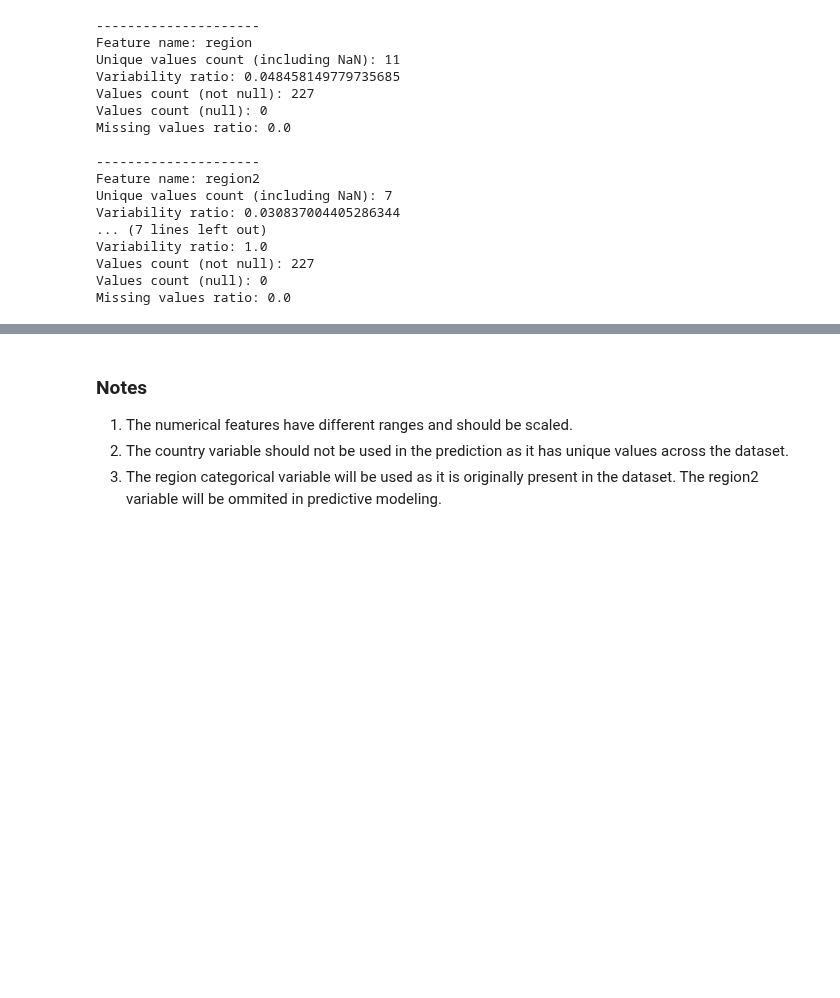
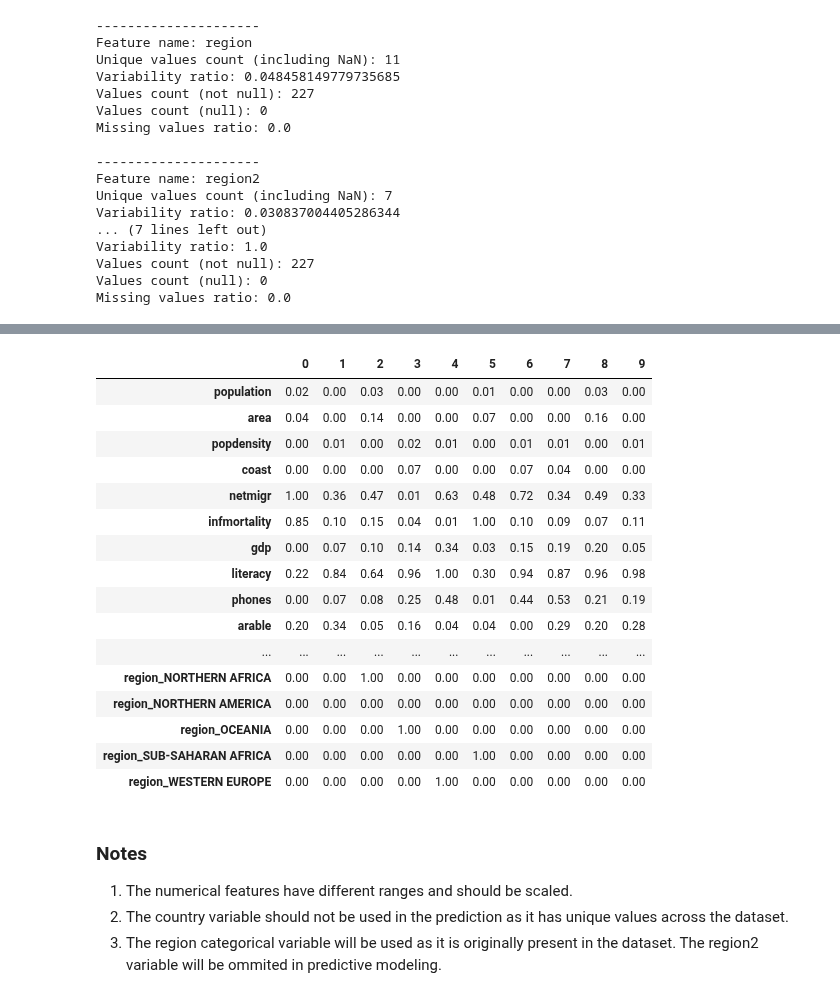
Before and after one commit to ksatola/Countries-of-the-World, a Jupyter notebook: workbook.ipynb, the cells around one changed output, grey strips where cells are left out. Drawn from its saved outputs; the diff is of its cells as text; code cells hidden in the pictures; blank space fills up the shorter version.

```diff
--- a/workbook.ipynb
+++ b/workbook.ipynb
@@ -1022,0 +1023,7 @@ Missing values ratio: 0.0
+# %%
+# Remove country and region2 from the prediction input
+X = df
+X.drop(columns=['country', 'region2'], inplace=True)
+# %%
+# One-hot-encoding
+X = pd.get_dummies(X, columns=['region'])
@@ -1022,0 +1040,5 @@ Missing values ratio: 0.0
+# %%
+# Data scaling
+# Rescale data between 0 and 1
+x = X.values #returns a numpy array
+x
@@ -1023,3 +1059,27 @@ Missing values ratio: 0.0
+# %%
+scaler = preprocessing.MinMaxScaler()
+x_scaled = scaler.fit_transform(x)
+cols = X.columns
+X = pd.DataFrame(x_scaled, columns=cols)
+X.head(10).T
+# %% [output]
+|  | 0 | 1 | 2 | 3 | 4 | 5 | 6 | 7 | 8 | 9 |
+| population | 0.02 | 0.00 | 0.03 | 0.00 | 0.00 | 0.01 | 0.00 | 0.00 | 0.03 | 0.00 |
+| area | 0.04 | 0.00 | 0.14 | 0.00 | 0.00 | 0.07 | 0.00 | 0.00 | 0.16 | 0.00 |
+| popdensity | 0.00 | 0.01 | 0.00 | 0.02 | 0.01 | 0.00 | 0.01 | 0.01 | 0.00 | 0.01 |
+| coast | 0.00 | 0.00 | 0.00 | 0.07 | 0.00 | 0.00 | 0.07 | 0.04 | 0.00 | 0.00 |
+| netmigr | 1.00 | 0.36 | 0.47 | 0.01 | 0.63 | 0.48 | 0.72 | 0.34 | 0.49 | 0.33 |
+| infmortality | 0.85 | 0.10 | 0.15 | 0.04 | 0.01 | 1.00 | 0.10 | 0.09 | 0.07 | 0.11 |
+| gdp | 0.00 | 0.07 | 0.10 | 0.14 | 0.34 | 0.03 | 0.15 | 0.19 | 0.20 | 0.05 |
+| literacy | 0.22 | 0.84 | 0.64 | 0.96 | 1.00 | 0.30 | 0.94 | 0.87 | 0.96 | 0.98 |
+| phones | 0.00 | 0.07 | 0.08 | 0.25 | 0.48 | 0.01 | 0.44 | 0.53 | 0.21 | 0.19 |
+| arable | 0.20 | 0.34 | 0.05 | 0.16 | 0.04 | 0.04 | 0.00 | 0.29 | 0.20 | 0.28 |
+| ... | ... | ... | ... | ... | ... | ... | ... | ... | ... | ... |
+| region_NORTHERN AFRICA | 0.00 | 0.00 | 1.00 | 0.00 | 0.00 | 0.00 | 0.00 | 0.00 | 0.00 | 0.00 |
+| region_NORTHERN AMERICA | 0.00 | 0.00 | 0.00 | 0.00 | 0.00 | 0.00 | 0.00 | 0.00 | 0.00 | 0.00 |
+| region_OCEANIA | 0.00 | 0.00 | 0.00 | 1.00 | 0.00 | 0.00 | 0.00 | 0.00 | 0.00 | 0.00 |
+| region_SUB-SAHARAN AFRICA | 0.00 | 0.00 | 0.00 | 0.00 | 0.00 | 1.00 | 0.00 | 0.00 | 0.00 | 0.00 |
+| region_WESTERN EUROPE | 0.00 | 0.00 | 0.00 | 0.00 | 1.00 | 0.00 | 0.00 | 0.00 | 0.00 | 0.00 |
 # %% [markdown]
 ### Notes
 
```
Also changed, not shown: parts of 4 cells of this notebook.
